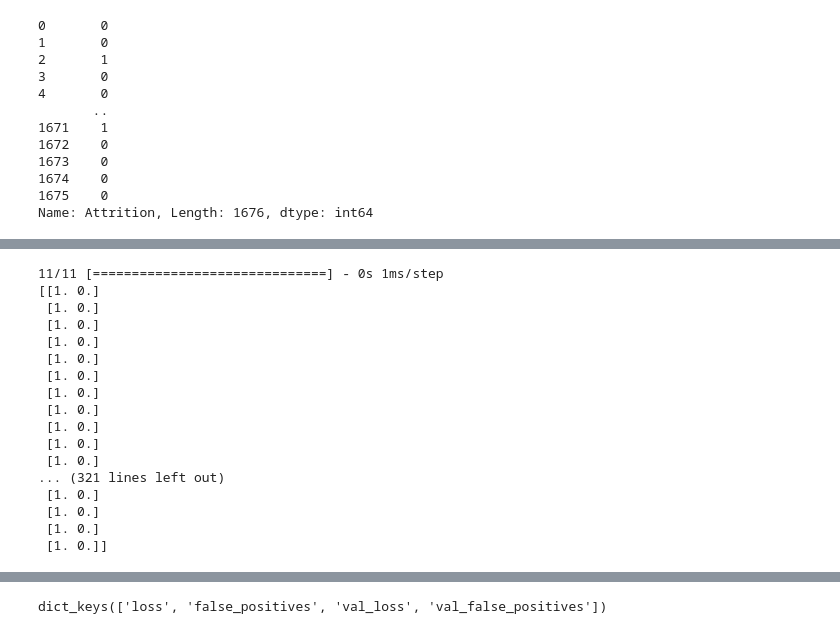
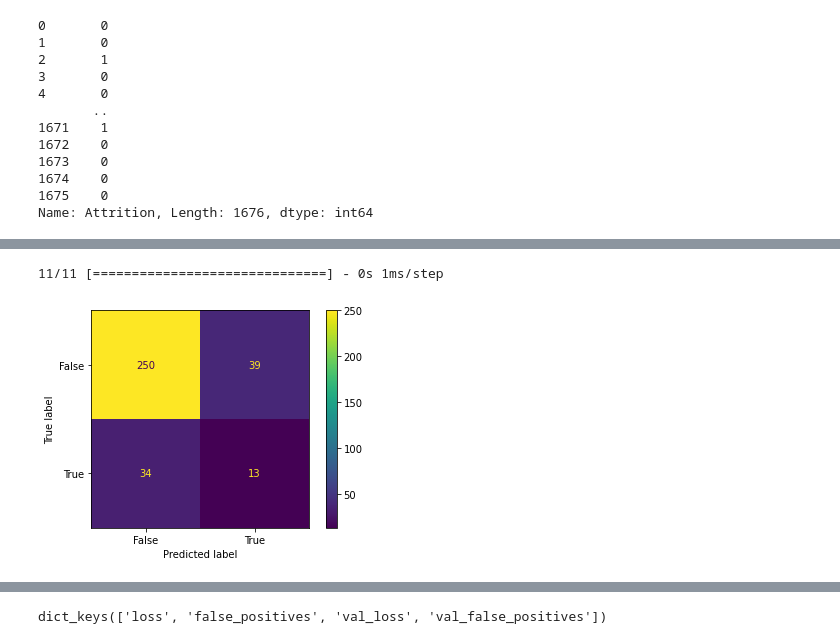
Before and after one commit to markmlowe/capstone, a Jupyter notebook: notebooks/01_mml_initial_data_exploration.ipynb, the cells around one changed output, grey strips where cells are left out. Saved outputs shown, nothing was run; the diff lists cells and outputs as text; code cells hidden in the pictures.

```diff
--- a/notebooks/01_mml_initial_data_exploration.ipynb
+++ b/notebooks/01_mml_initial_data_exploration.ipynb
@@ -283,43 +417,44 @@ You must install pydot (`pip install pydot`) and install graphviz (see instructi
 # %%
+from sklearn import metrics
+
+threshold = 0.055
+
 y = data['Attrition']
 x = data.drop(columns=['EmployeeID','Attrition'])
 
 x_train, x_val, y_train, y_val = train_test_split(x,y, test_size =0.2, random_state=42)
 
 # way to one hot encode the target variable into categorical variables
 y_train = keras.utils.to_categorical(y_train, len(np.unique(y)))
 y_val = keras.utils.to_categorical(y_val, len(np.unique(y)))
 
 output = model.predict(x_val)
 
-print(output)
+output[output[:,1] > threshold] = [0,1]
+
+
+actual = np.argmax(y_val, axis=-1)
+predicted = np.argmax(output, axis=-1)
+
+confusion_matrix = metrics.confusion_matrix(actual, predicted)
+
+cm_display = metrics.ConfusionMatrixDisplay(confusion_matrix = confusion_matrix, display_labels = [False, True])
+
+cm_display.plot()
+plt.show()
+
 
 # incorrect = np.where(np.argmax(output,axis=-1) != np.argmax(y_val, axis=-1))
 # correct = np.where(np.argmax(output,axis=-1) == np.argmax(y_val, axis=-1))
 # print("Accuracy of predictions: ",(np.size(correct) / (np.size(incorrect) + np.size(correct))))
 
 # incorrect_spots = incorrect[0]
 
 # print('**********Wrong Predictions**********')
 # print('Number of wrong predictions: ', np.size(incorrect_spots))
 # for i in range(np.size(incorrect_spots)):
 #     print('Predicted class value at index', incorrect_spots[i], ': ', np.argmax(output[incorrect_spots[i]]))
 #     print('Actual class value at index', incorrect_spots[i], ': ',np.argmax(y_val[incorrect_spots[i]]))
 # %% [output]
 11/11 [==============================] - 0s 1ms/step
-[[1. 0.]
- [1. 0.]
- [1. 0.]
- [1. 0.]
- [1. 0.]
- [1. 0.]
- [1. 0.]
- [1. 0.]
- [1. 0.]
- [1. 0.]
- [1. 0.]
-... (321 lines left out)
- [1. 0.]
- [1. 0.]
- [1. 0.]
- [1. 0.]]
+[figure, added]
```
Also changed, not shown: parts of 24 cells of this notebook.
